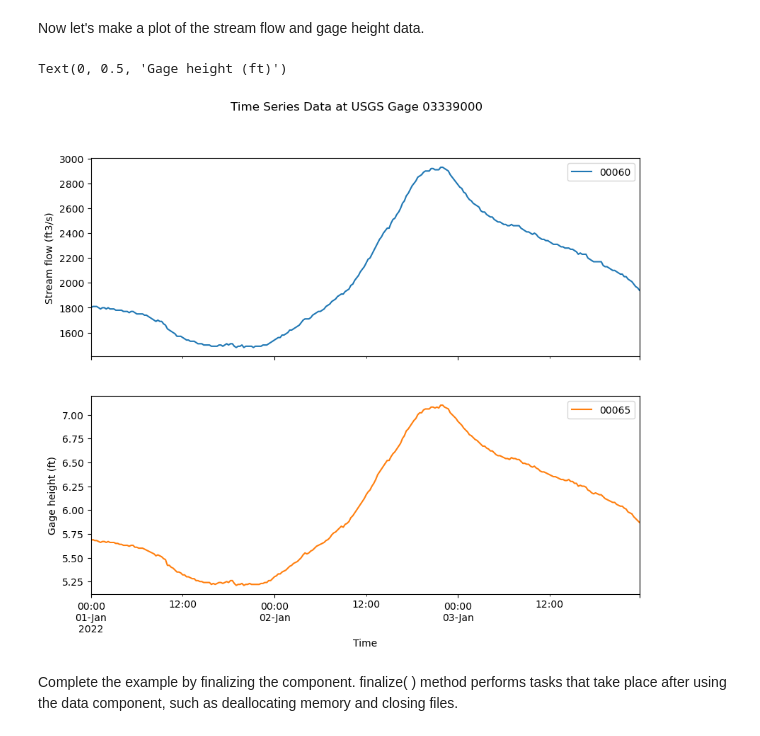
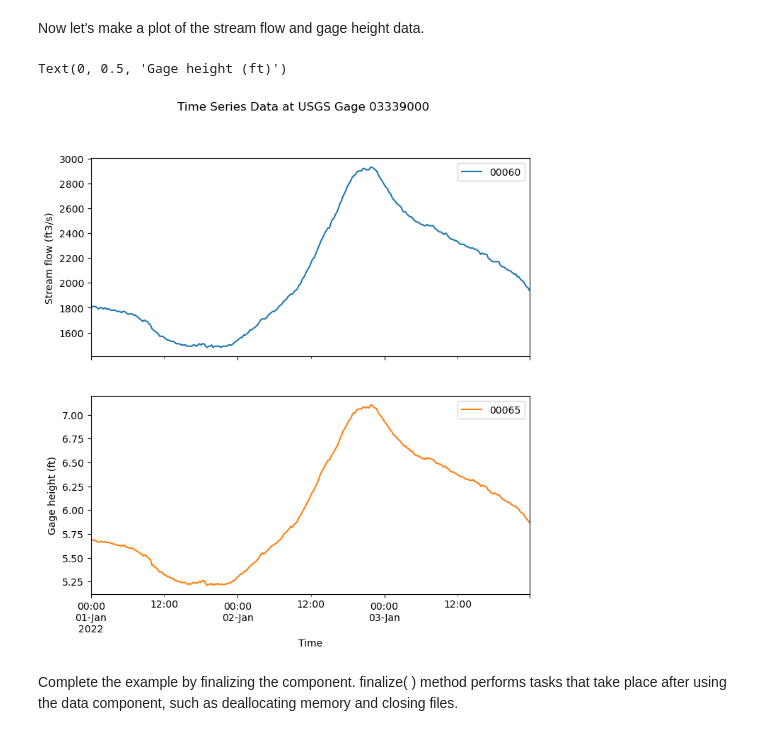
Before and after one commit to gantian127/pymt_nwis, a Jupyter notebook: notebooks/pymt_nwis.ipynb, the cells around one changed output. Drawn from its saved outputs; the diff is of its cells as text; code cells hidden in the pictures.

```diff
--- a/notebooks/pymt_nwis.ipynb
+++ b/notebooks/pymt_nwis.ipynb
@@ -108,13 +148,13 @@ dataset = dataset.set_index('time').tz_localize(tz='UTC').tz_convert(tz='US/Cent
 Now let's make a plot of the stream flow and gage height data.
 # %%
 # plot data
-ax = dataset.plot(y=['00060','00065'], subplots=True, figsize=(10,8),
+ax = dataset.plot(y=['00060','00065'], subplots=True, figsize=(8,8),
                   xlabel='Time', title = 'Time Series Data at USGS Gage 03339000')
 ax[0].set_ylabel('Stream flow (ft3/s)')
 ax[1].set_ylabel('Gage height (ft)')
 # %% [output]
 Text(0, 0.5, 'Gage height (ft)')
-[figure, old version]
+[figure, new version]
 # %% [markdown]
 Complete the example by finalizing the component. finalize( ) method performs tasks that take place after using the data component, such as deallocating memory and closing files.
 # %%
```
Also changed, not shown: parts of 8 cells of this notebook, 1 other file.
